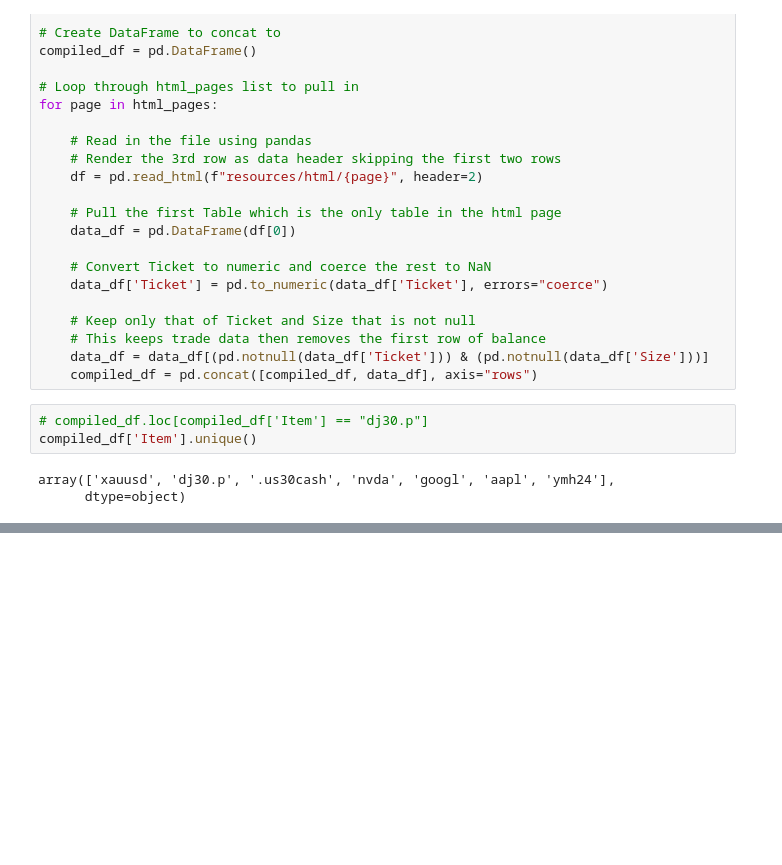
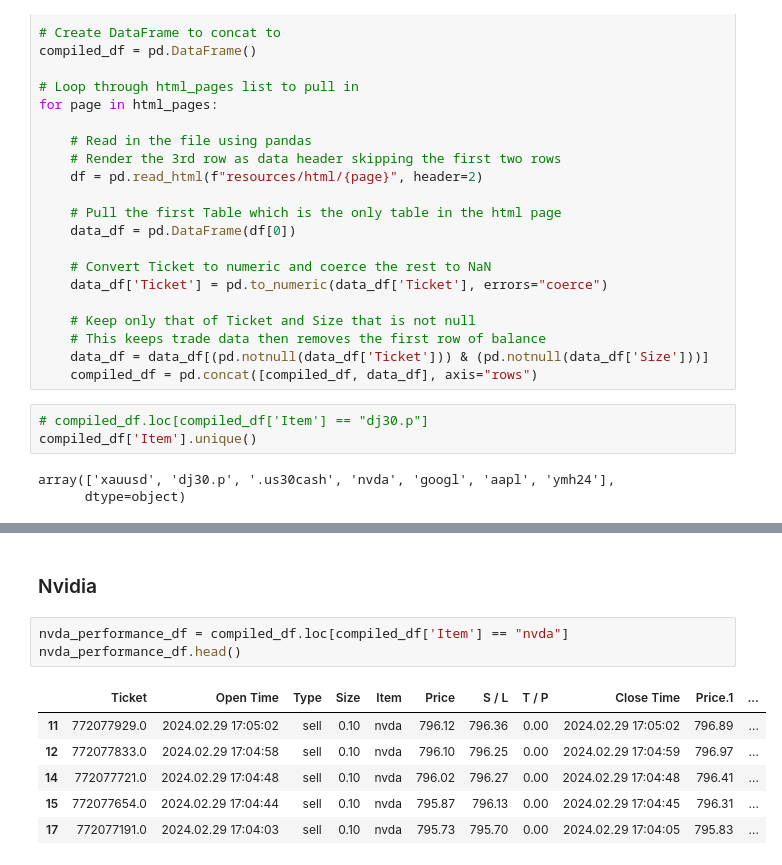
Before and after one commit to QueenofParts/Project2-Room2, a Jupyter notebook: ea_analysis.ipynb, the cells around one changed output, grey strips where cells are left out. Cells and saved outputs as stored; diff of their text form; blank space fills up the shorter version.

```diff
--- a/ea_analysis.ipynb
+++ b/ea_analysis.ipynb
@@ -36,0 +51,12 @@ array(['xauusd', 'dj30.p', '.us30cash', 'nvda', 'googl', 'aapl', 'ymh24'],
+# %% [markdown]
+### Nvidia
+# %%
+nvda_performance_df = compiled_df.loc[compiled_df['Item'] == "nvda"]
+nvda_performance_df.head()
+# %% [output]
+|  | Ticket | Open Time | Type | Size | Item | Price | S / L | T / P | Close Time | Price.1 | ... |
+| 11 | 772077929.0 | 2024.02.29 17:05:02 | sell | 0.10 | nvda | 796.12 | 796.36 | 0.00 | 2024.02.29 17:05:02 | 796.89 | ... |
+| 12 | 772077833.0 | 2024.02.29 17:04:58 | sell | 0.10 | nvda | 796.10 | 796.25 | 0.00 | 2024.02.29 17:04:59 | 796.97 | ... |
+| 14 | 772077721.0 | 2024.02.29 17:04:48 | sell | 0.10 | nvda | 796.02 | 796.27 | 0.00 | 2024.02.29 17:04:48 | 796.41 | ... |
+| 15 | 772077654.0 | 2024.02.29 17:04:44 | sell | 0.10 | nvda | 795.87 | 796.13 | 0.00 | 2024.02.29 17:04:45 | 796.31 | ... |
+| 17 | 772077191.0 | 2024.02.29 17:04:03 | sell | 0.10 | nvda | 795.73 | 795.70 | 0.00 | 2024.02.29 17:04:05 | 795.83 | ... |
```
Also changed, not shown: parts of 46 cells of this notebook.
